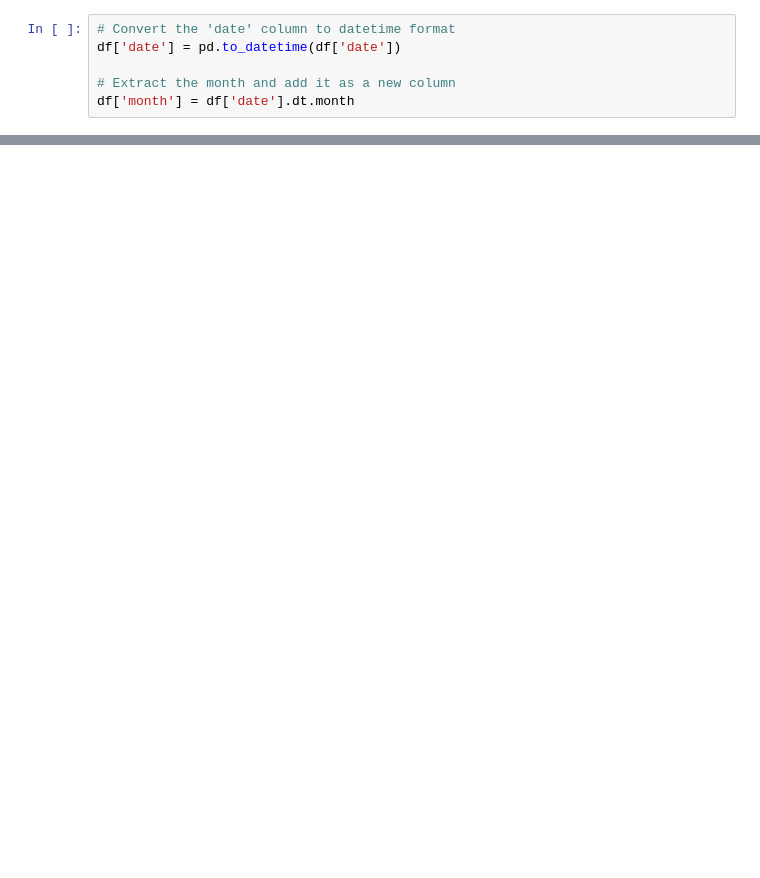
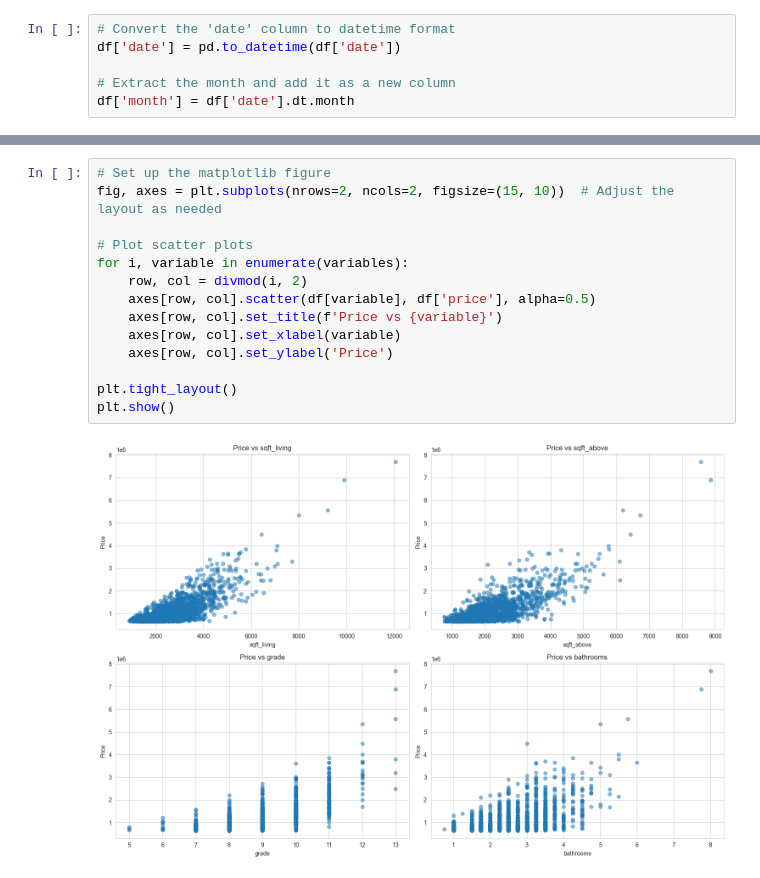
Before and after one commit to Skraiem07/eda-project, a Jupyter notebook: 3_visualizing_data.ipynb, the cells around one changed output, grey strips where cells are left out. Saved outputs shown, nothing was run; the diff lists cells and outputs as text; blank space fills up the shorter version.

```diff
--- a/3_visualizing_data.ipynb
+++ b/3_visualizing_data.ipynb
@@ -411,0 +439,16 @@ plt.show()
+# %%
+# Set up the matplotlib figure
+fig, axes = plt.subplots(nrows=2, ncols=2, figsize=(15, 10))  # Adjust the layout as needed
+
+# Plot scatter plots
+for i, variable in enumerate(variables):
+    row, col = divmod(i, 2)
+    axes[row, col].scatter(df[variable], df['price'], alpha=0.5)
+    axes[row, col].set_title(f'Price vs {variable}')
+    axes[row, col].set_xlabel(variable)
+    axes[row, col].set_ylabel('Price')
+
+plt.tight_layout()
+plt.show()
+# %% [output]
+[figure, added]
```
Also changed, not shown: parts of 19 cells of this notebook, 7 other files.
